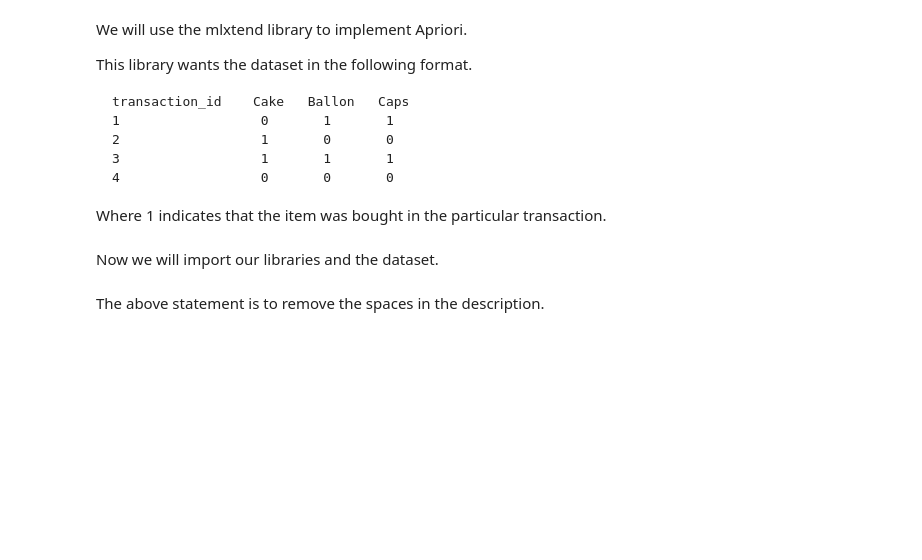
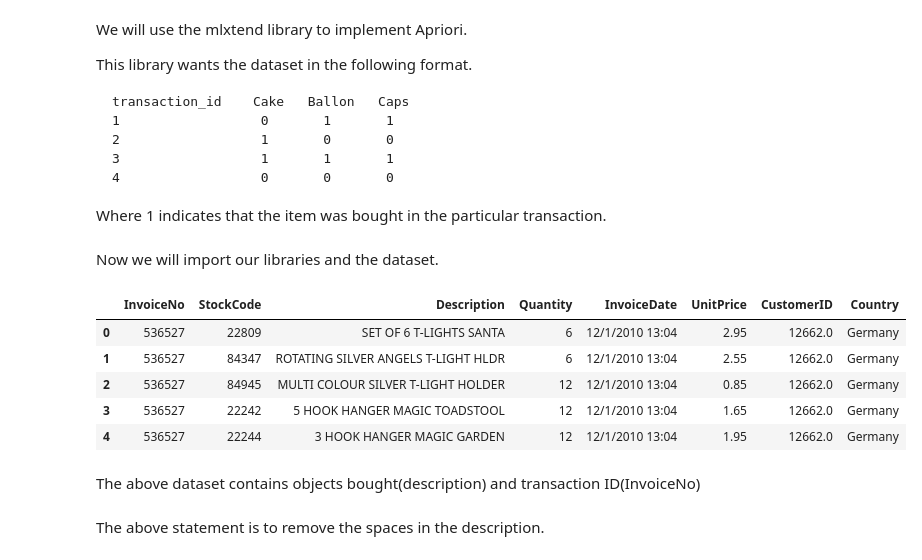
Before and after one commit to harshit5674/DATA-MINING, a Jupyter notebook: notebooks/Apriori.ipynb, the cells around one changed output. Cells and saved outputs as stored; diff of their text form; code cells hidden in the pictures; blank space fills up the shorter version.

```diff
--- a/notebooks/Apriori.ipynb
+++ b/notebooks/Apriori.ipynb
@@ -30,7 +30,17 @@ from mlxtend.frequent_patterns import apriori
 from mlxtend.frequent_patterns import association_rules
 # %%
 dp = pd.read_csv('https://raw.githubusercontent.com/harshit5674/DATA-MINING/main/datasets/apriori1.csv', encoding="ISO-8859-1")
+dp=dp.drop(columns=['Unnamed: 0'])
 dp.head()
+# %% [output]
+|  | InvoiceNo | StockCode | Description | Quantity | InvoiceDate | UnitPrice | CustomerID | Country |
+| 0 | 536527 | 22809 | SET OF 6 T-LIGHTS SANTA | 6 | 12/1/2010 13:04 | 2.95 | 12662.0 | Germany |
+| 1 | 536527 | 84347 | ROTATING SILVER ANGELS T-LIGHT HLDR | 6 | 12/1/2010 13:04 | 2.55 | 12662.0 | Germany |
+| 2 | 536527 | 84945 | MULTI COLOUR SILVER T-LIGHT HOLDER | 12 | 12/1/2010 13:04 | 0.85 | 12662.0 | Germany |
+| 3 | 536527 | 22242 | 5 HOOK HANGER MAGIC TOADSTOOL | 12 | 12/1/2010 13:04 | 1.65 | 12662.0 | Germany |
+| 4 | 536527 | 22244 | 3 HOOK HANGER MAGIC GARDEN | 12 | 12/1/2010 13:04 | 1.95 | 12662.0 | Germany |
+# %% [markdown]
+The above dataset contains objects bought(description) and transaction ID(InvoiceNo)
 # %%
 dp['Description'] = dp['Description'].str.strip()
 # %% [markdown]
```
Also changed, not shown: parts of 6 cells of this notebook.
